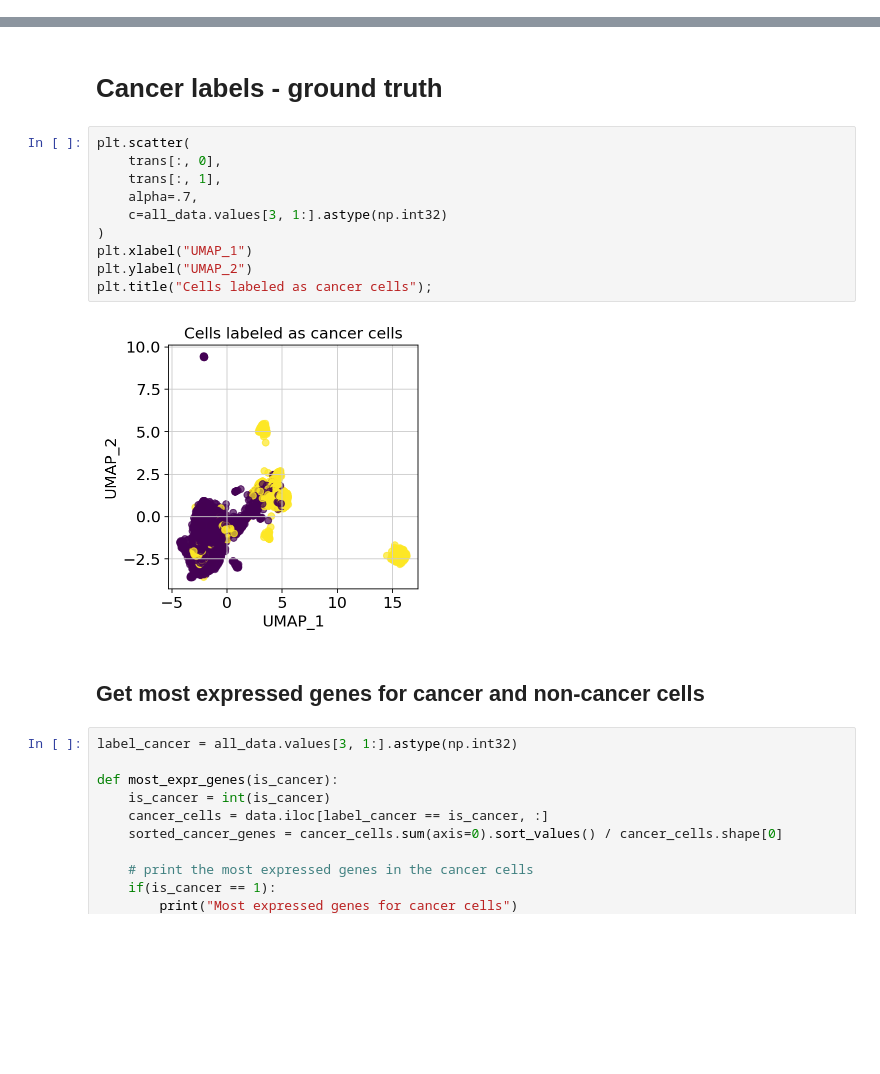
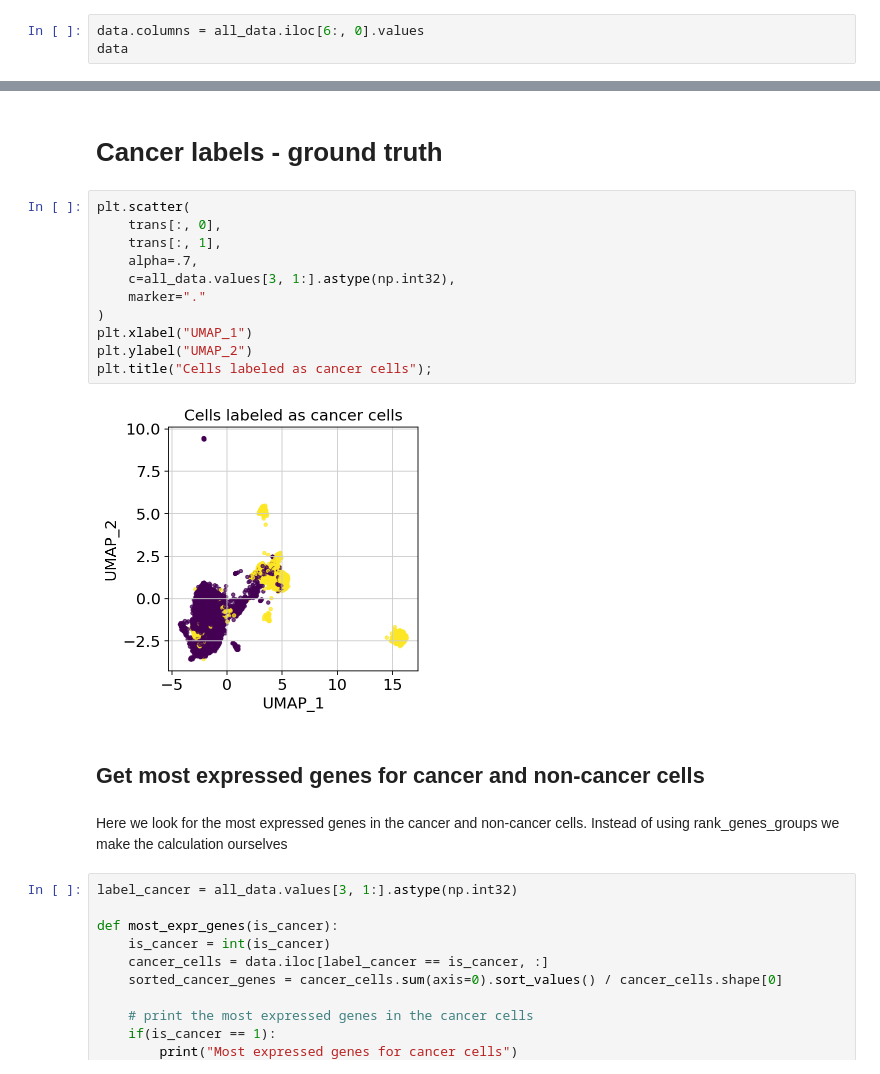
Before and after one commit to WebValley2020ReImagined/final-presentation, a Jupyter notebook: HNSCC/HNSCC_demonstration_final.ipynb, the cells around one changed output, grey strips where cells are left out. Cells and saved outputs as stored; diff of their text form; blank space fills up the shorter version.

```diff
--- a/HNSCC/HNSCC_demonstration_final.ipynb
+++ b/HNSCC/HNSCC_demonstration_final.ipynb
@@ -18,3 +18,6 @@ all_data = pd.read_table('./HNSCC_all_data.txt', header=None, low_memory=False)
 data = pd.DataFrame(all_data.values[6:,1:], columns=all_data.values[0, 1:], dtype=np.float32)
 # here we transpose the matrix so that we have the genes on the columns and the cells on the rows
 data = data.T
+# %%
+data.columns = all_data.iloc[6:, 0].values
+data
@@ -141,17 +184,20 @@ plot_gene(19983, "KRT14")
 # %%
 plt.scatter(
     trans[:, 0],
     trans[:, 1],
     alpha=.7,
-    c=all_data.values[3, 1:].astype(np.int32)
+    c=all_data.values[3, 1:].astype(np.int32),
+    marker="."
 )
 plt.xlabel("UMAP_1")
 plt.ylabel("UMAP_2")
 plt.title("Cells labeled as cancer cells");
 # %% [output]
-[figure, old version]
+[figure, new version]
 # %% [markdown]
 ## Get most expressed genes for cancer and non-cancer cells
+# %% [markdown]
+Here we look for the most expressed genes in the cancer and non-cancer cells. Instead of using rank_genes_groups we make the calculation ourselves
 # %%
 label_cancer = all_data.values[3, 1:].astype(np.int32)
 
```
Also changed, not shown: parts of 13 cells of this notebook.
